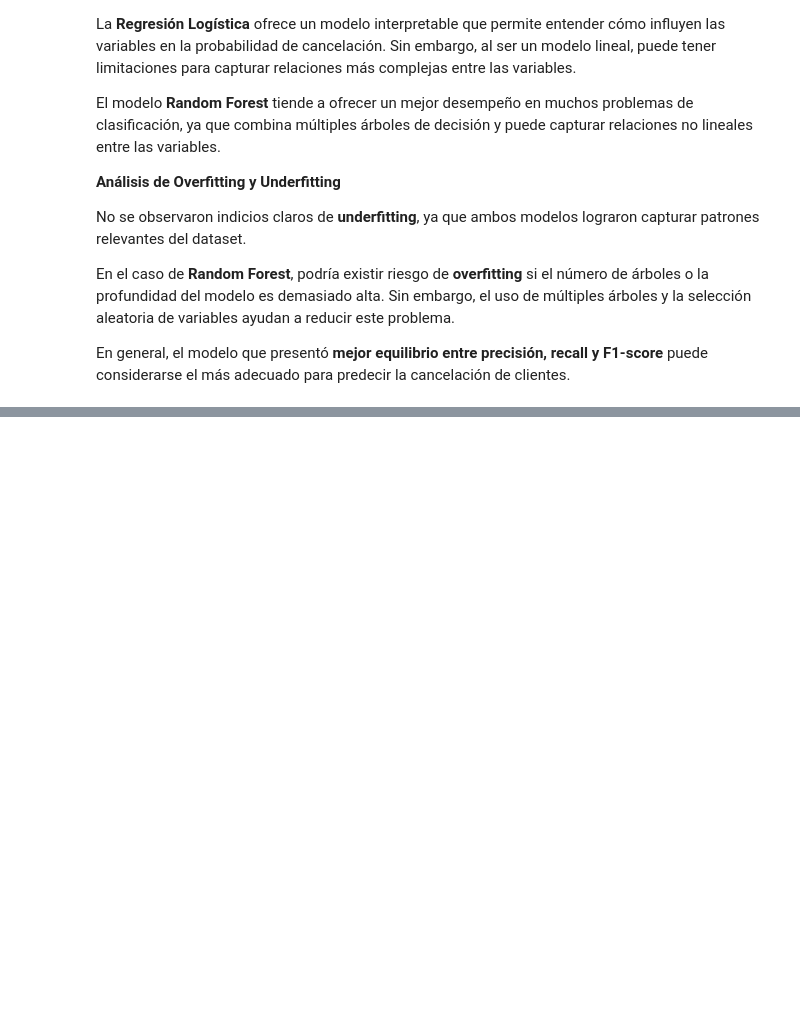
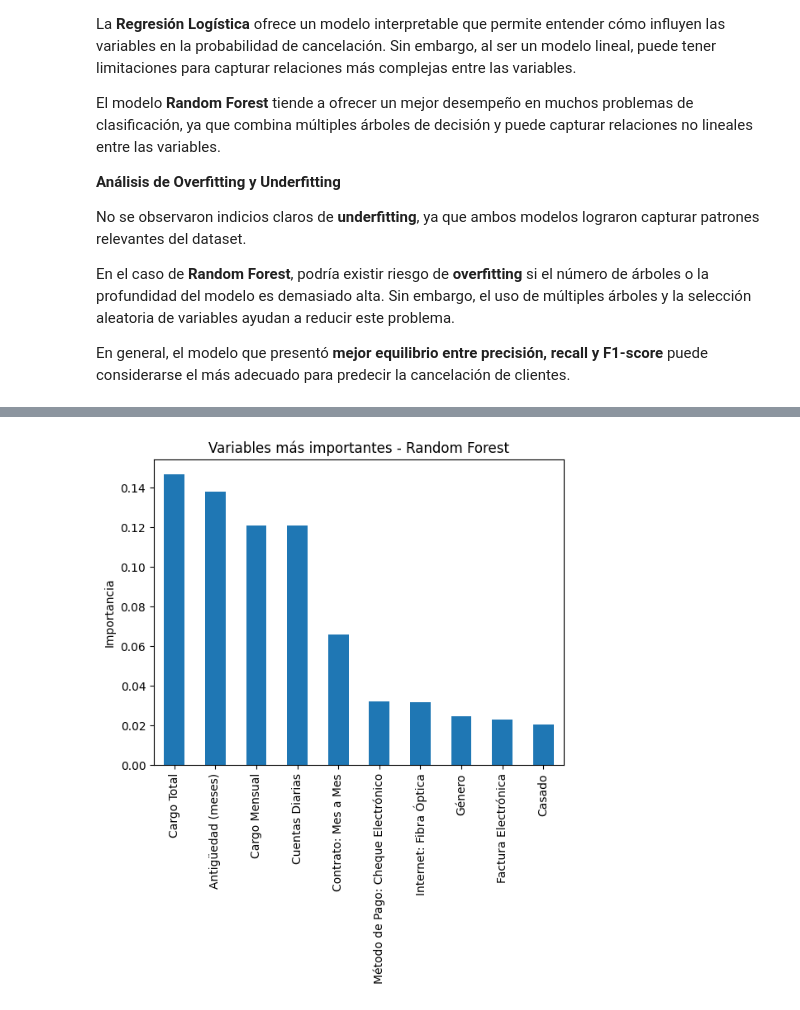
Before and after one commit to angelaoica-dev/challenge-TelecomX-2, a Jupyter notebook: TelecomX_2Latam.ipynb, the cells around one changed output, grey strips where cells are left out. Cells and saved outputs as stored; diff of their text form; code cells hidden in the pictures; blank space fills up the shorter version.

```diff
--- a/TelecomX_2Latam.ipynb
+++ b/TelecomX_2Latam.ipynb
@@ -677,0 +725,7 @@ En general, el modelo que presentó **mejor equilibrio entre precisión, recall
+# %%
+importancias = pd.Series(
+    modelo_rf.feature_importances_,
+    index=X_train.columns
+).sort_values(ascending=False)
+
+importancias.head(10)
@@ -677,0 +745,8 @@ En general, el modelo que presentó **mejor equilibrio entre precisión, recall
+# %%
+importancias.head(10).plot(kind='bar')
+
+plt.title("Variables más importantes - Random Forest")
+plt.ylabel("Importancia")
+plt.show()
+# %% [output]
+[figure, added]
```
Also changed, not shown: parts of 9 cells of this notebook.
